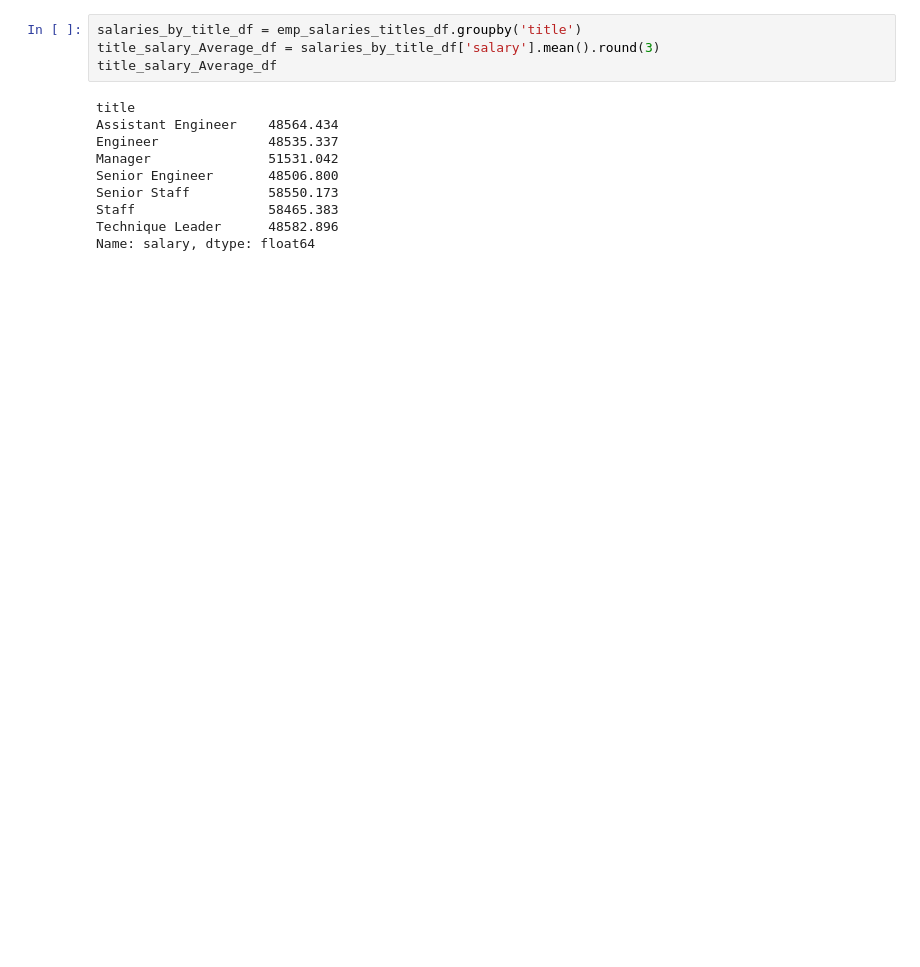
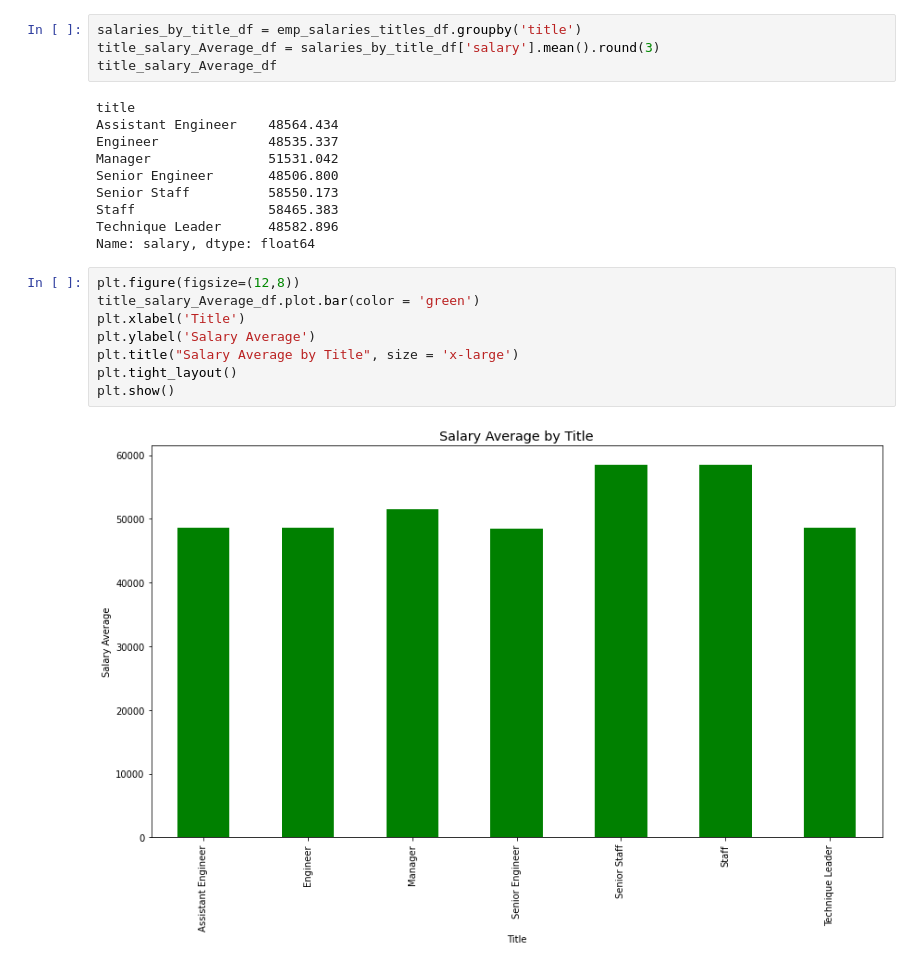
Before and after one commit to SHdimenson/SQL-Challenge, a Jupyter notebook: Employee SQL/SQL_challenge.ipynb, the cells around one changed output. Saved outputs shown, nothing was run; the diff lists cells and outputs as text; blank space fills up the shorter version.

```diff
--- a/Employee SQL/SQL_challenge.ipynb
+++ b/Employee SQL/SQL_challenge.ipynb
@@ -162,3 +163,13 @@ Senior Staff          58550.173
 Staff                 58465.383
 Technique Leader      48582.896
 Name: salary, dtype: float64
+# %%
+plt.figure(figsize=(12,8))
+title_salary_Average_df.plot.bar(color = 'green')
+plt.xlabel('Title')
+plt.ylabel('Salary Average')
+plt.title("Salary Average by Title", size = 'x-large')
+plt.tight_layout()
+plt.show()
+# %% [output]
+[figure, added]
```
Also changed, not shown: parts of 1 cell of this notebook.
